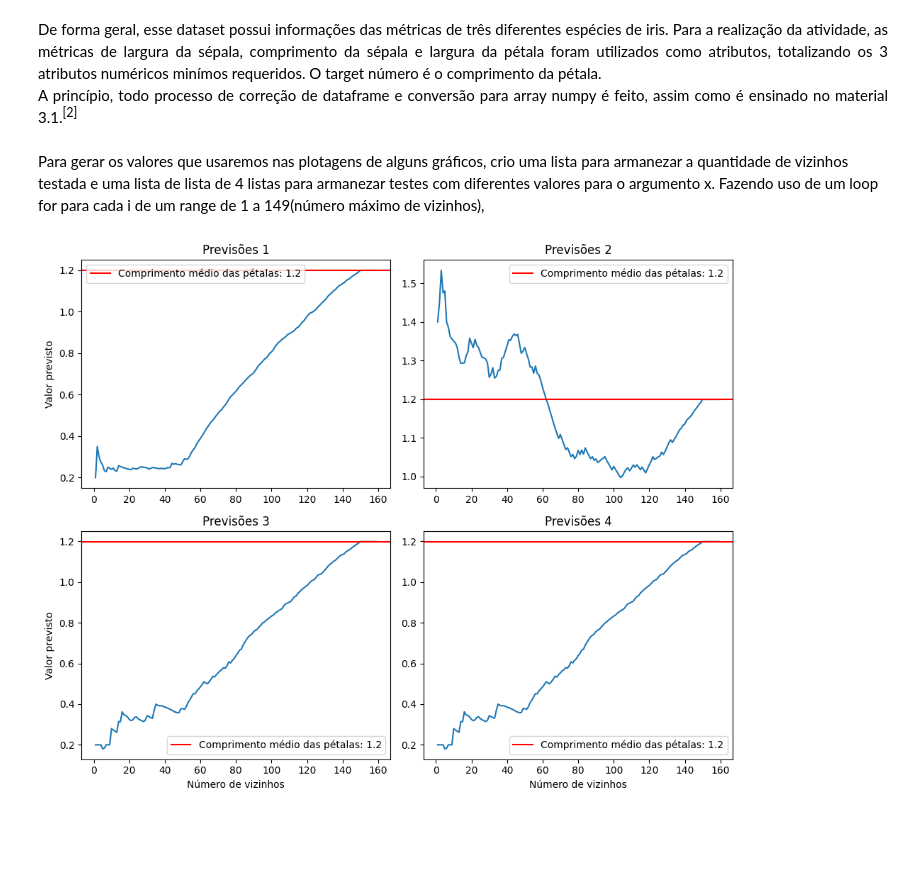
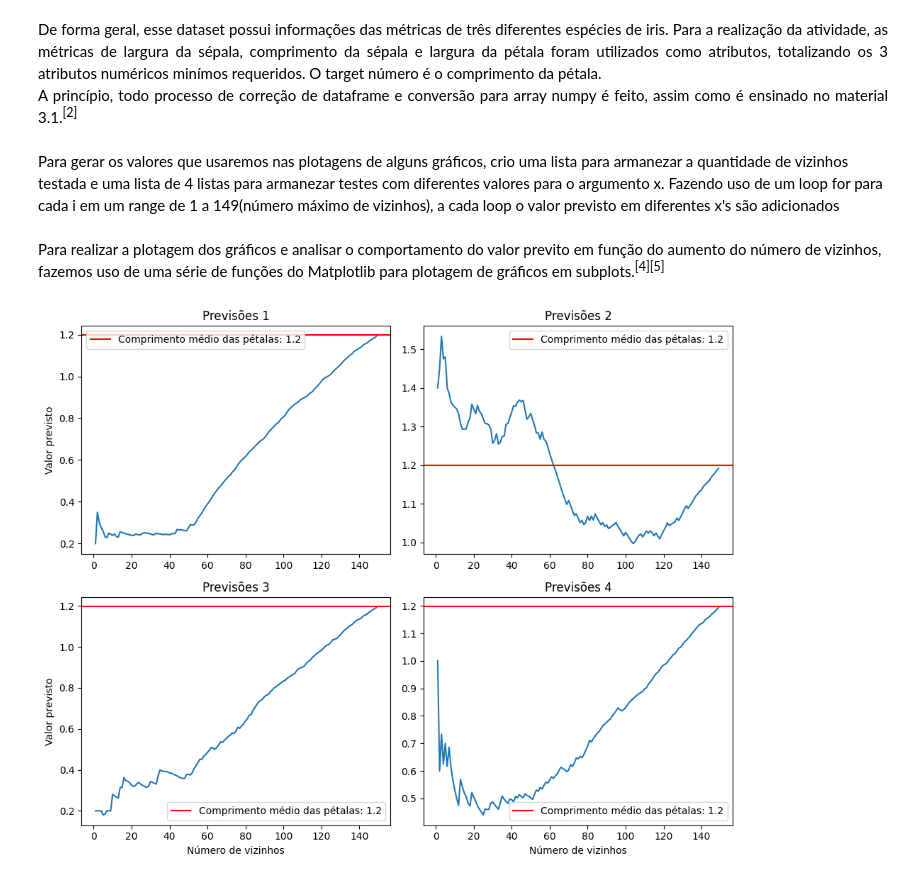
Before and after one commit to joseDavid23038/Aprendizado-de-M-quina, a Jupyter notebook: Tarefas/Modelos 2/Modelos 2.ipynb, the cells around one changed output. Drawn from its saved outputs; the diff is of its cells as text; code cells hidden in the pictures; blank space fills up the shorter version.

```diff
--- a/Tarefas/Modelos 2/Modelos 2.ipynb
+++ b/Tarefas/Modelos 2/Modelos 2.ipynb
@@ -90,7 +90,7 @@ def previsao_knn(modelo, x):
     previsao = st.mean(targets_vizinhos)
     return previsao
 # %% [markdown]
-Para gerar os valores que usaremos nas plotagens de alguns gráficos, crio uma lista para armanezar a quantidade de vizinhos testada e uma lista de lista de 4 listas para armanezar testes com diferentes valores para o argumento x. Fazendo uso de um loop for para cada i de um range de 1 a 149(número máximo de vizinhos),
+Para gerar os valores que usaremos nas plotagens de alguns gráficos, crio uma lista para armanezar a quantidade de vizinhos testada e uma lista de 4 listas para armanezar testes com diferentes valores para o argumento x. Fazendo uso de um loop for para cada i em um range de 1 a 149(número máximo de vizinhos), a cada loop o valor previsto em diferentes x's são adicionados
 # %%
 n_vizinhos =[]
 previsoes = [
@@ -108,41 +108,43 @@ for i in range(1,150):
     previsoes[2].append(previsao_knn(modelo,[2,3.5,3]))
     previsoes[3].append(previsao_knn(modelo,[2,2,3]))
     n_vizinhos.append(i)
+# %% [markdown]
+Para realizar a plotagem dos gráficos e analisar o comportamento do valor previto em função do aumento do número de vizinhos, fazemos uso de uma série de funções do Matplotlib para plotagem de gráficos em subplots.<sup>[4][5]</sup>
 # %%
 ue = df['petal_width'].tolist()
 media = st.mean(ue)
 
 fig, axs = plt.subplots(2, 2, figsize=(10, 8))
 
 axs[0, 0].plot(n_vizinhos, previsoes[0])
 axs[0, 0].set_ylabel('Valor previsto')
 axs[0, 0].axhline(media, color='red', label=f'Comprimento médio das pétalas: {round(media, 2)}')
 axs[0, 0].set_title('Previsões 1')
 axs[0, 0].legend()
 
 axs[0, 1].plot(n_vizinhos, previsoes[1])
 axs[0, 1].axhline(media, color='red', label=f'Comprimento médio das pétalas: {round(media, 2)}')
 axs[0, 1].set_title('Previsões 2')
 axs[0, 1].legend()
 
 axs[1, 0].plot(n_vizinhos, previsoes[2])
 axs[1, 0].set_xlabel('Número de vizinhos')
 axs[1, 0].set_ylabel('Valor previsto')
 axs[1, 0].axhline(media, color='red', label=f'Comprimento médio das pétalas: {round(media, 2)}')
 axs[1, 0].set_title('Previsões 3')
 axs[1, 0].legend()
 
-axs[1, 1].plot(n_vizinhos, previsoes[2])
+axs[1, 1].plot(n_vizinhos, previsoes[3])
 axs[1, 1].set_xlabel('Número de vizinhos')
 axs[1, 1].axhline(media, color='red', label=f'Comprimento médio das pétalas: {round(media, 2)}')
 axs[1, 1].set_title('Previsões 4')
 axs[1, 1].legend()
 
 plt.tight_layout()
 
 plt.show()
 # %% [output]
-[figure, old version]
+[figure, new version]
 # %% [markdown]
 ### Referências:
 
```
Also changed, not shown: parts of 1 cell of this notebook, 8 other files.
